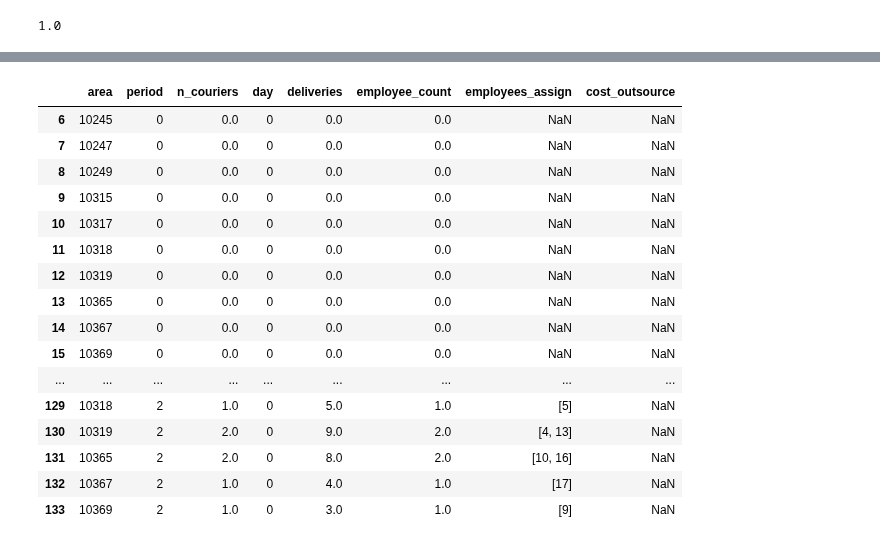
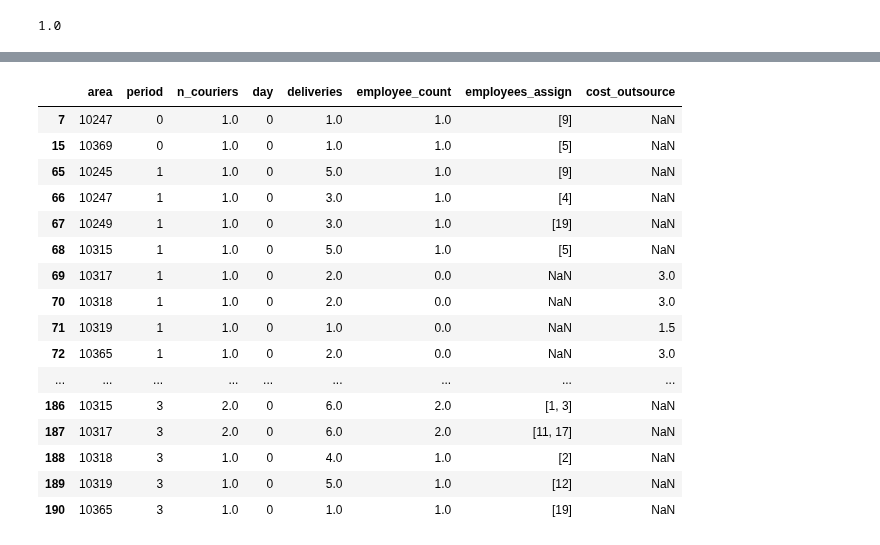
Before and after one commit to carlosperez1997/lmd-sizing-scheduling, a Jupyter notebook: solver/rostering_using_class.ipynb, the cells around one changed output, grey strips where cells are left out. Cells and saved outputs as stored; diff of their text form; code cells hidden in the pictures.

```diff
--- a/solver/rostering_using_class.ipynb
+++ b/solver/rostering_using_class.ipynb
@@ -206,0 +175,16 @@ Best objective 1.128000000000e+03, best bound 1.128000000000e+03, gap 0.0000%
+# %%
+# Area Employee assignment (for each region)
+area_employee_assignment = []
+for e in s.employees:
+    for a in areas:
+        for theta in s.Theta:
+            for d in s.D:
+                for p in s.shifts:
+                    shift = int(s.r_var[e, p, d].X)
+                value = s.k_var[e, s.i.area_map[a], theta, d].X
+                if value > 0.5:
+                    area_employee_assignment.append([e, a, theta, d, shift])
+
+area_employee_assignment_df = pd.DataFrame(area_employee_assignment, columns=['employee', 'area', 'period', 'day', 'shift'])
+area_employee_assignment_df['region'] = area_employee_assignment_df['area'].map(area_region_map)
+area_employee_assignment_df
@@ -227,0 +353,18 @@ print(pct_outsourced)
+# %%
+# REGION MODEL
+region = 0
+regions = [region]
+region_employees = {region:30}
+
+shifts_start = {region: shifts_df.set_index('region')['shifts_start'].to_dict()[region]}
+shifts_end = {region: shifts_df.set_index('region')['shifts_end'].to_dict()[region]}
+
+i = Instance(regions=regions, areas=areas,
+            region_area_map=region_area_map, area_map=area_map,
+            period_demands=period_demands, period_couriers=period_couriers,
+            region_employees=region_employees, min_hours_worked=6*8, max_hours_worked=6*8, max_unique_starts=2,
+            shifts_start=shifts_start, shifts_end=shifts_end)
+
+s = Solver(i)
+s.solve()
+s.summary_results()
@@ -235,7 +408,7 @@ region_employees = {}
 for reg in [0, 1, 2, 3]:
     print(f'Region: {reg}')
     regions = [reg]
-    for n_employees in tqdm([10, 15, 17, 20, 25, 30, 60]):
+    for n_employees in tqdm([10, 15, 16, 17, 20, 25, 30, 60]):
         region_employees[region] = n_employees
         i = Instance(regions=regions, areas=areas,
             region_area_map=region_area_map, area_map=area_map,
@@ -513,50 +704,50 @@ area_period_days_df = (
 )
 area_period_days_df.columns = ['area', 'period', 'day', 'employee_count', 'employees_assign']
 area_period_days_df
 
 # Outsourcing
 outsourcing_shifts = []
 for a in areas:
     for theta in s.Theta:
         for d in s.D:
             value = s.omega_var[s.i.area_map[a],theta,d].X
             #print(f'{a} {theta} {d} : {value}')
             if value > 0.0:
                 outsourcing_shifts.append([a, theta, d, value])
 
 outsourcing_shifts_df = pd.DataFrame(outsourcing_shifts, columns=['area', 'period', 'day', 'cost_outsource'])
 
 # Join all
 whole_solution_df = (
     couriers_needed_df
     # Employees
     .merge(area_period_days_df,  on=['area', 'period', 'day'], how='left')
     # Outsource
     .merge(outsourcing_shifts_df, on=['area', 'period', 'day'], how='left')
 )
 # DROP AREAS NOT IN REGION!!
 whole_solution_df = whole_solution_df.query(f'area.isin({selected_areas})')
 whole_solution_df['employee_count'].fillna(0, inplace=True)
 
-whole_solution_df.head(30)
+whole_solution_df.query('deliveries != 0').head(30)
 # %% [output]
 |  | area | period | n_couriers | day | deliveries | employee_count | employees_assign | cost_outsource |
-| 6 | 10245 | 0 | 0.0 | 0 | 0.0 | 0.0 | NaN | NaN |
-| 7 | 10247 | 0 | 0.0 | 0 | 0.0 | 0.0 | NaN | NaN |
-| 8 | 10249 | 0 | 0.0 | 0 | 0.0 | 0.0 | NaN | NaN |
-| 9 | 10315 | 0 | 0.0 | 0 | 0.0 | 0.0 | NaN | NaN |
-| 10 | 10317 | 0 | 0.0 | 0 | 0.0 | 0.0 | NaN | NaN |
-| 11 | 10318 | 0 | 0.0 | 0 | 0.0 | 0.0 | NaN | NaN |
-| 12 | 10319 | 0 | 0.0 | 0 | 0.0 | 0.0 | NaN | NaN |
-| 13 | 10365 | 0 | 0.0 | 0 | 0.0 | 0.0 | NaN | NaN |
-| 14 | 10367 | 0 | 0.0 | 0 | 0.0 | 0.0 | NaN | NaN |
-| 15 | 10369 | 0 | 0.0 | 0 | 0.0 | 0.0 | NaN | NaN |
+| 7 | 10247 | 0 | 1.0 | 0 | 1.0 | 1.0 | [9] | NaN |
+| 15 | 10369 | 0 | 1.0 | 0 | 1.0 | 1.0 | [5] | NaN |
+| 65 | 10245 | 1 | 1.0 | 0 | 5.0 | 1.0 | [9] | NaN |
+| 66 | 10247 | 1 | 1.0 | 0 | 3.0 | 1.0 | [4] | NaN |
+| 67 | 10249 | 1 | 1.0 | 0 | 3.0 | 1.0 | [19] | NaN |
+| 68 | 10315 | 1 | 1.0 | 0 | 5.0 | 1.0 | [5] | NaN |
+| 69 | 10317 | 1 | 1.0 | 0 | 2.0 | 0.0 | NaN | 3.0 |
+| 70 | 10318 | 1 | 1.0 | 0 | 2.0 | 0.0 | NaN | 3.0 |
+| 71 | 10319 | 1 | 1.0 | 0 | 1.0 | 0.0 | NaN | 1.5 |
+| 72 | 10365 | 1 | 1.0 | 0 | 2.0 | 0.0 | NaN | 3.0 |
 | ... | ... | ... | ... | ... | ... | ... | ... | ... |
-| 129 | 10318 | 2 | 1.0 | 0 | 5.0 | 1.0 | [5] | NaN |
-| 130 | 10319 | 2 | 2.0 | 0 | 9.0 | 2.0 | [4, 13] | NaN |
-| 131 | 10365 | 2 | 2.0 | 0 | 8.0 | 2.0 | [10, 16] | NaN |
-| 132 | 10367 | 2 | 1.0 | 0 | 4.0 | 1.0 | [17] | NaN |
-| 133 | 10369 | 2 | 1.0 | 0 | 3.0 | 1.0 | [9] | NaN |
+| 186 | 10315 | 3 | 2.0 | 0 | 6.0 | 2.0 | [1, 3] | NaN |
+| 187 | 10317 | 3 | 2.0 | 0 | 6.0 | 2.0 | [11, 17] | NaN |
+| 188 | 10318 | 3 | 1.0 | 0 | 4.0 | 1.0 | [2] | NaN |
+| 189 | 10319 | 3 | 1.0 | 0 | 5.0 | 1.0 | [12] | NaN |
+| 190 | 10365 | 3 | 1.0 | 0 | 1.0 | 1.0 | [19] | NaN |
 # %%
 employees_shifts = []
 for e in s.employees:
```
Also changed, not shown: parts of 19 cells of this notebook, 1 other file.
